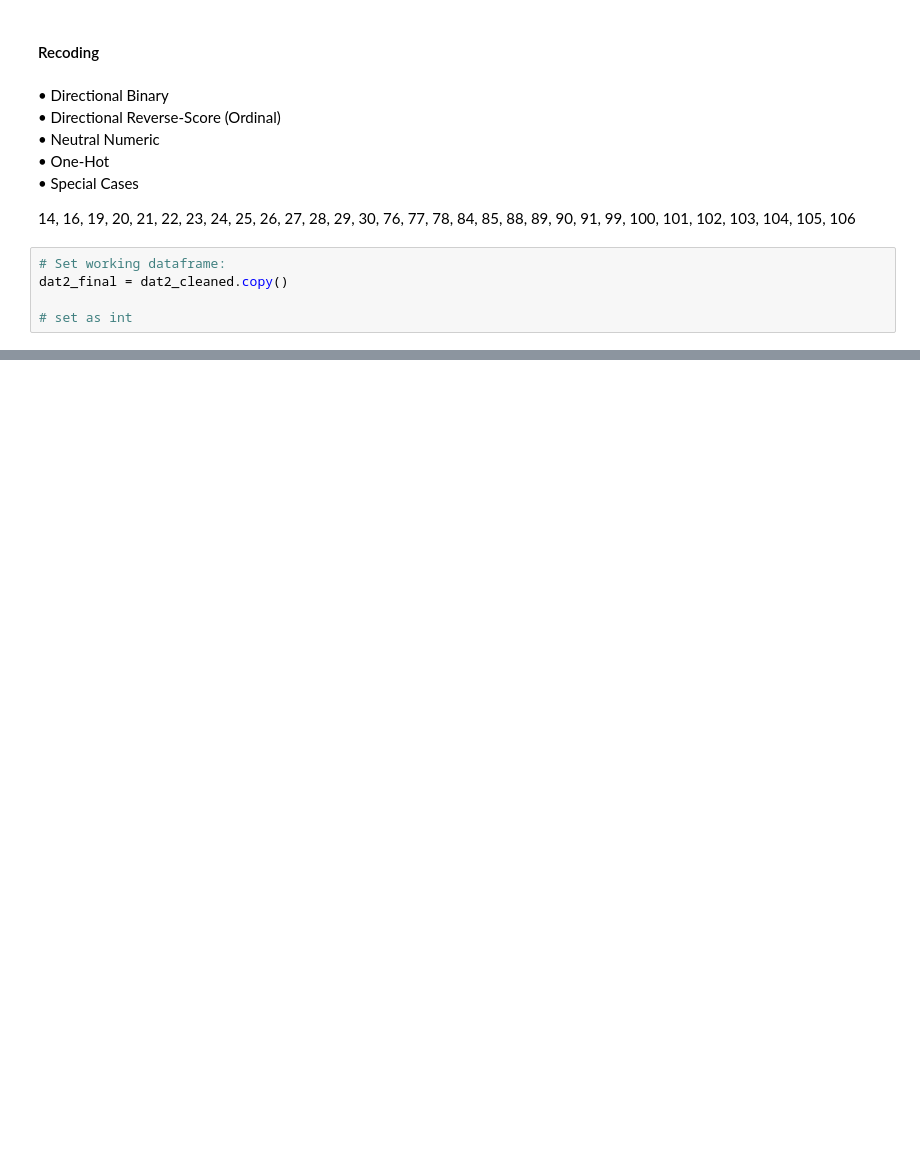
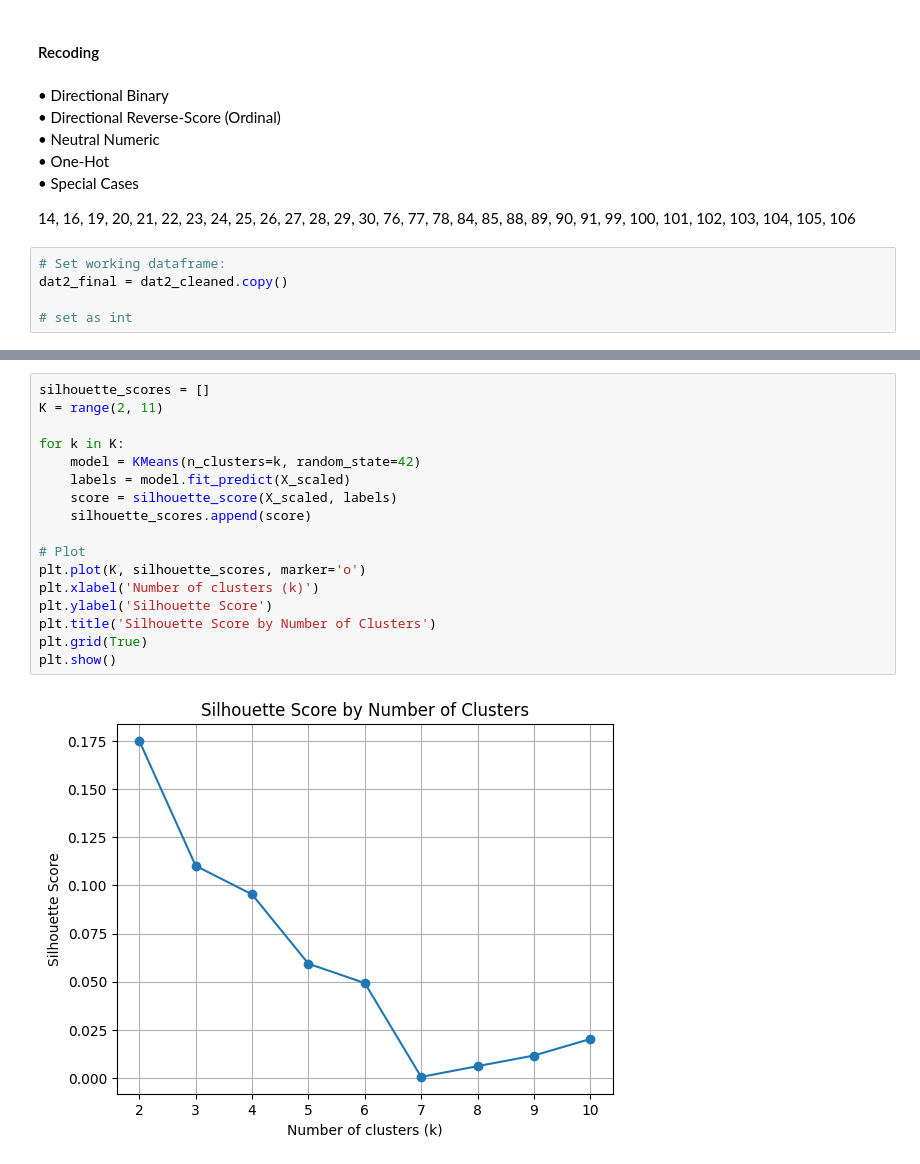
Before and after one commit to emilyh006/predict_absent, a Jupyter notebook: analysis.ipynb, the cells around one changed output, grey strips where cells are left out. Saved outputs shown, nothing was run; the diff lists cells and outputs as text; blank space fills up the shorter version.

```diff
--- a/analysis.ipynb
+++ b/analysis.ipynb
@@ -728,0 +1001,19 @@ dat2_final = numeric_recode(dat2_final, numeric_cols_dat2)
+# %%
+silhouette_scores = []
+K = range(2, 11)
+
+for k in K:
+    model = KMeans(n_clusters=k, random_state=42)
+    labels = model.fit_predict(X_scaled)
+    score = silhouette_score(X_scaled, labels)
+    silhouette_scores.append(score)
+
+# Plot
+plt.plot(K, silhouette_scores, marker='o')
+plt.xlabel('Number of clusters (k)')
+plt.ylabel('Silhouette Score')
+plt.title('Silhouette Score by Number of Clusters')
+plt.grid(True)
+plt.show()
+# %% [output]
+[figure, added]
```
Also changed, not shown: parts of 78 cells of this notebook.
